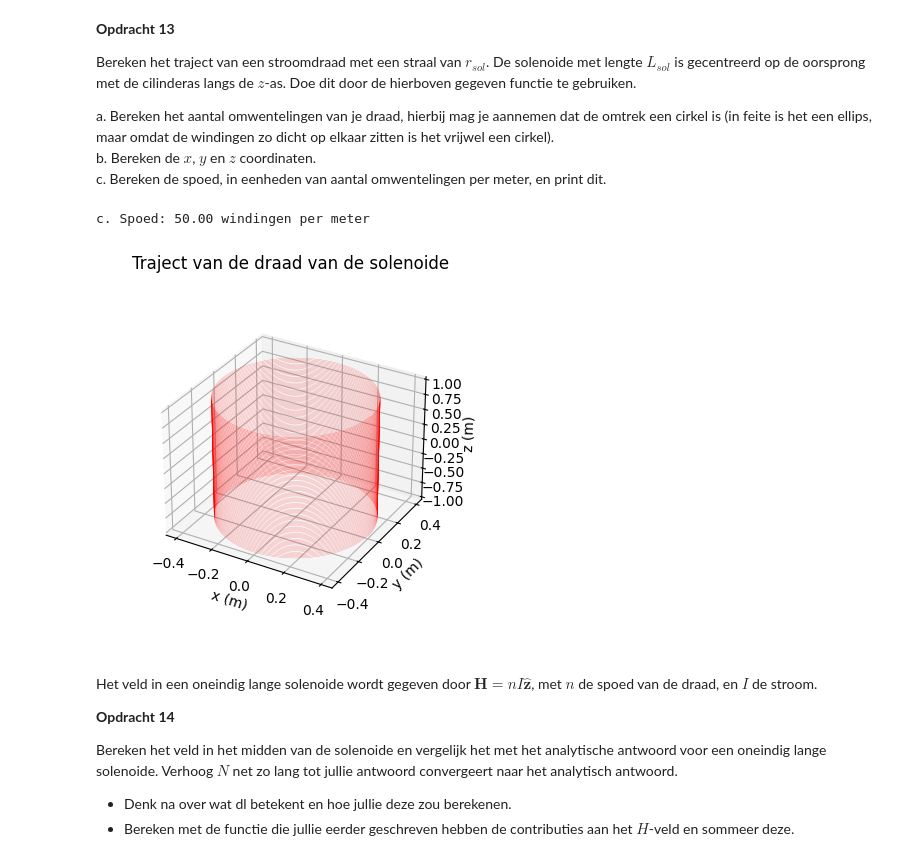
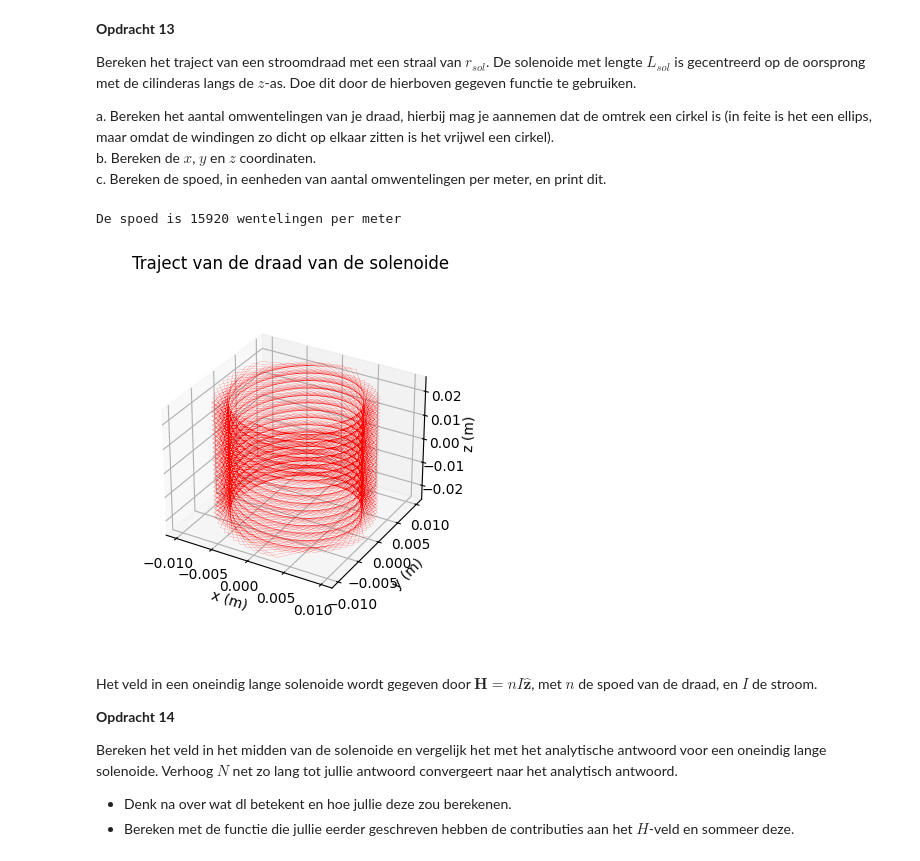
Before and after one commit to OLvanVelze/opdrachten-DEF-D-OVV, a Jupyter notebook: DigitaleOntwerpopdrachten/2KrachtactuatorOpdracht/KrachtactuatorOpdracht.ipynb, the cells around one changed output. Saved outputs shown, nothing was run; the diff lists cells and outputs as text; code cells hidden in the pictures.

```diff
--- a/DigitaleOntwerpopdrachten/2KrachtactuatorOpdracht/KrachtactuatorOpdracht.ipynb
+++ b/DigitaleOntwerpopdrachten/2KrachtactuatorOpdracht/KrachtactuatorOpdracht.ipynb
@@ -436,28 +436,28 @@ a. Bereken het aantal omwentelingen van je draad, hierbij mag je aannemen dat de
 b. Bereken de $x$, $y$ en $z$ coordinaten.\
 c. Bereken de spoed, in eenheden van aantal omwentelingen per meter, en print dit.
 # %%
-r_sol = 0.4 # parameter
-L_sol = 2 # parameter
-N = 100  # parameter
-l_draad =  L_sol * 2 * np.pi * r_sol  # Lengte draad
+r_sol = 0.01 # parameter
+L_sol = 0.05 # parameter
+N = 796  # parameter, eerder bepaald
+l_draad =  5  # parameter
 
-N_punten = 10000
+N_punten = 1000
 
 x, y, z = parametrisatie(N_punten, r_sol, N, L_sol)
 
 
 # Enkele plots
 ax=plt.figure().add_subplot(projection='3d')
 plt.title('Traject van de draad van de solenoide')
 plt.plot(x, y, z, '-r', linewidth=0.1)
 ax.set_box_aspect(aspect=None, zoom=0.8)
 ax.set_xlabel('x (m)'), ax.set_ylabel('y (m)'), ax.set_zlabel('z (m)')
 
 spoed = N / L_sol
-print(f"c. Spoed: {spoed:.2f} windingen per meter")
+print(f"De spoed is {spoed:.0f} wentelingen per meter")
 # %% [output]
-c. Spoed: 50.00 windingen per meter
+De spoed is 15920 wentelingen per meter
-[figure, old version]
+[figure, new version]
 # %% [markdown]
 Het veld in een oneindig lange solenoide wordt gegeven door $\mathbf{H} = n I \hat{\mathbf{z}}$, met $n$ de spoed van de draad, en $I$ de stroom.
 
```
Also changed, not shown: parts of 10 cells of this notebook.
